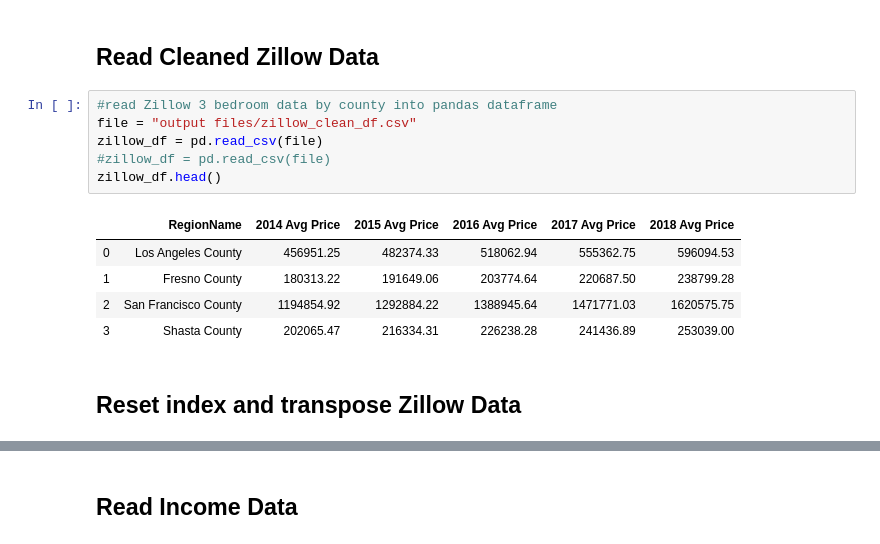
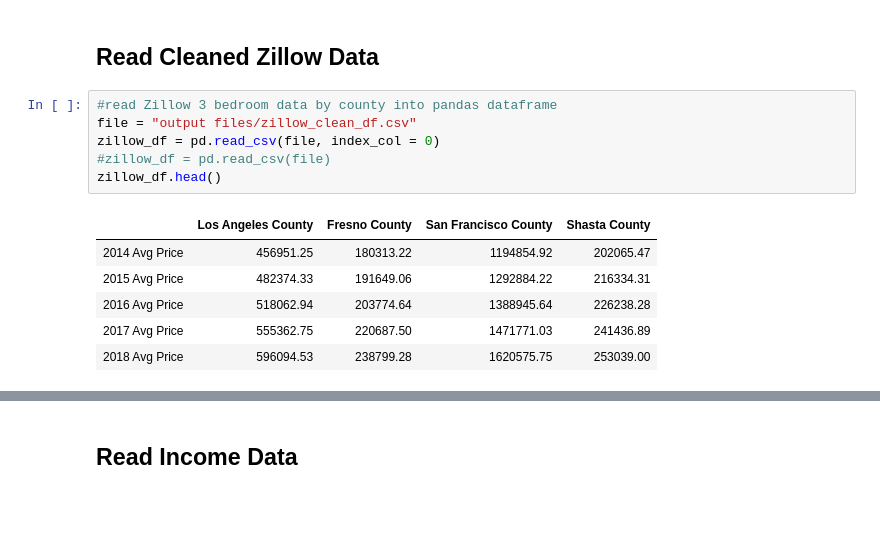
Before and after one commit to TrevorLovesMommy/Real-Estate-Project, a Jupyter notebook: Analysis.ipynb, the cells around one changed output, grey strips where cells are left out. Cells and saved outputs as stored; diff of their text form; blank space fills up the shorter version.

```diff
--- a/Analysis.ipynb
+++ b/Analysis.ipynb
@@ -10,14 +10,13 @@ from scipy.stats import linregress
 # %%
 #read Zillow 3 bedroom data by county into pandas dataframe
 file = "output files/zillow_clean_df.csv"
-zillow_df = pd.read_csv(file)
+zillow_df = pd.read_csv(file, index_col = 0)
 #zillow_df = pd.read_csv(file)
 zillow_df.head()
 # %% [output]
-|  | RegionName | 2014 Avg Price | 2015 Avg Price | 2016 Avg Price | 2017 Avg Price | 2018 Avg Price |
-| 0 | Los Angeles County | 456951.25 | 482374.33 | 518062.94 | 555362.75 | 596094.53 |
-| 1 | Fresno County | 180313.22 | 191649.06 | 203774.64 | 220687.50 | 238799.28 |
-| 2 | San Francisco County | 1194854.92 | 1292884.22 | 1388945.64 | 1471771.03 | 1620575.75 |
-| 3 | Shasta County | 202065.47 | 216334.31 | 226238.28 | 241436.89 | 253039.00 |
+|  | Los Angeles County | Fresno County | San Francisco County | Shasta County |
+| 2014 Avg Price | 456951.25 | 180313.22 | 1194854.92 | 202065.47 |
+| 2015 Avg Price | 482374.33 | 191649.06 | 1292884.22 | 216334.31 |
+| 2016 Avg Price | 518062.94 | 203774.64 | 1388945.64 | 226238.28 |
+| 2017 Avg Price | 555362.75 | 220687.50 | 1471771.03 | 241436.89 |
+| 2018 Avg Price | 596094.53 | 238799.28 | 1620575.75 | 253039.00 |
-# %% [markdown]
-## Reset index and transpose Zillow Data
```
Also changed, not shown: parts of 1 cell of this notebook, 2 other files.
